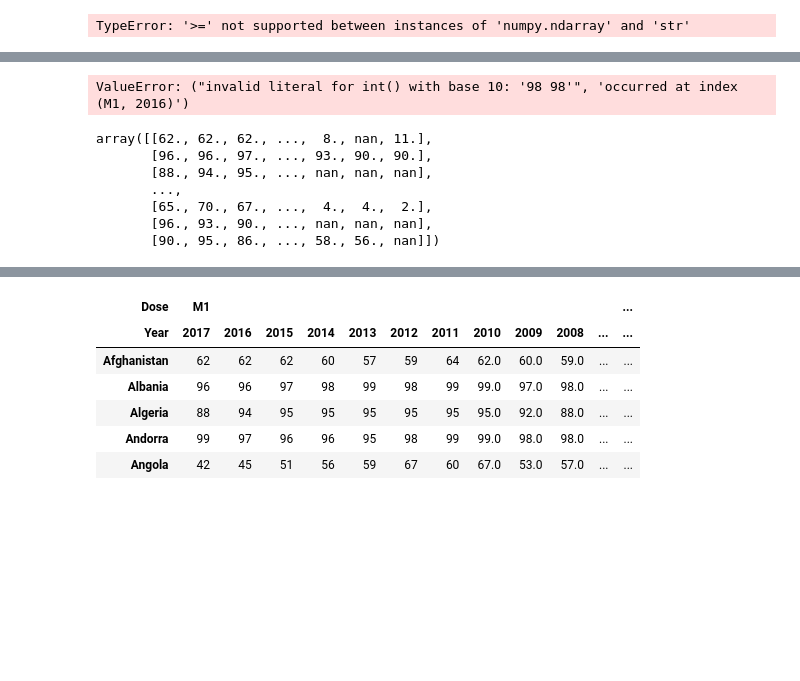
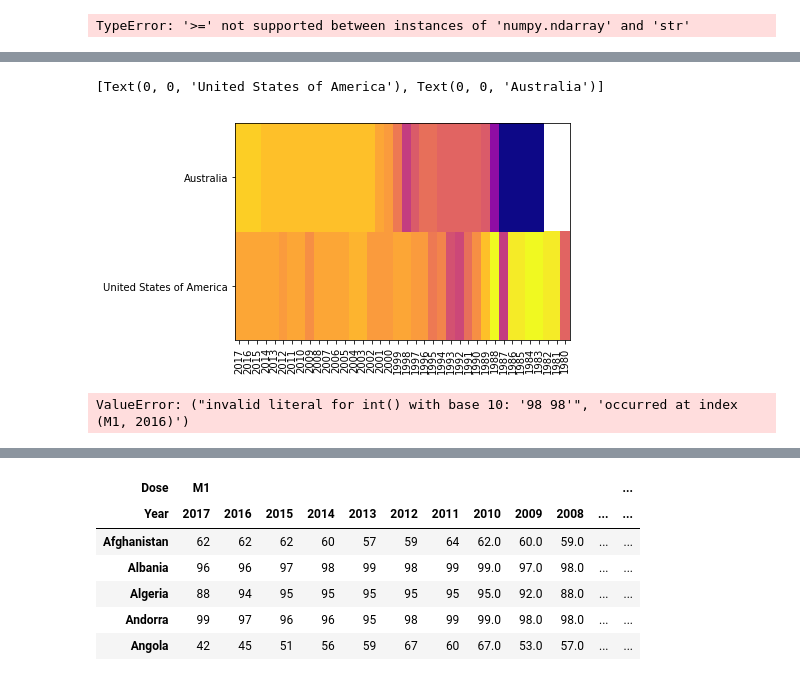
Before and after one commit to noatgnu/cds-python-graph, a Jupyter notebook: notebooks/main.ipynb, the cells around one changed output, grey strips where cells are left out. Cells and saved outputs as stored; diff of their text form; code cells hidden in the pictures; blank space fills up the shorter version.

```diff
--- a/notebooks/main.ipynb
+++ b/notebooks/main.ipynb
@@ -95,0 +115,3 @@ plt.scatter(x=measles_1.loc["Australia"]["M1"].index, y=pd.to_numeric(measles_1.
+# %%
+combined = measles_1.loc[["United States of America", "Australia"]]
+combined.head()
@@ -103,0 +156,4 @@ pd.to_numeric(measles_1.loc["Australia"]["M1"]).max()
+# %%
+# All other column values are not integer type
+combined = combined.applymap(lambda x: x if type(x) is not str else int(x))
+combined.max(numeric_only=True)
@@ -104,3 +185,17 @@ pd.to_numeric(measles_1.loc["Australia"]["M1"]).max()
+# %%
+# https://matplotlib.org/examples/color/colormaps_reference.html
+fig, ax = plt.subplots()
+hm = ax.pcolormesh(combined["M1"].values, cmap='plasma')
+
+ax.set_xticks([i+0.5 for i in range(0, len(combined["M1"].columns))])
+ax.set_xticklabels(combined["M1"].columns)
+for label in ax.get_xticklabels():
+    label.set_rotation(90)
+ax.set_yticks([i+ 0.5 for i in range(0, len(combined["M1"].index))])
+ax.set_yticklabels(combined["M1"].index)
+# %% [output]
+[Text(0, 0, 'United States of America'), Text(0, 0, 'Australia')]
+[figure, added]
 # %%
 measles_1.applymap(lambda x: x if type(x) is not str else int(x))
 # Error due to unable to a value can't be converted into int
@@ -108,13 +203,3 @@ measles_1.applymap(lambda x: x if type(x) is not str else int(x))
 ValueError: ("invalid literal for int() with base 10: '98 98'", 'occurred at index (M1, 2016)')
 # %%
 measles_1 = measles_1.applymap(lambda x: (x) if type(x) is not str else (int(x.split()[0]) if " " in x else int(x)))
-# %%
-measles_1[measles_1["M1"].notnull()].values
-# %% [output]
-array([[62., 62., 62., ...,  8., nan, 11.],
-       [96., 96., 97., ..., 93., 90., 90.],
-       [88., 94., 95., ..., nan, nan, nan],
-       ...,
-       [65., 70., 67., ...,  4.,  4.,  2.],
-       [96., 93., 90., ..., nan, nan, nan],
-       [90., 95., 86., ..., 58., 56., nan]])
```
Also changed, not shown: parts of 15 cells of this notebook.
